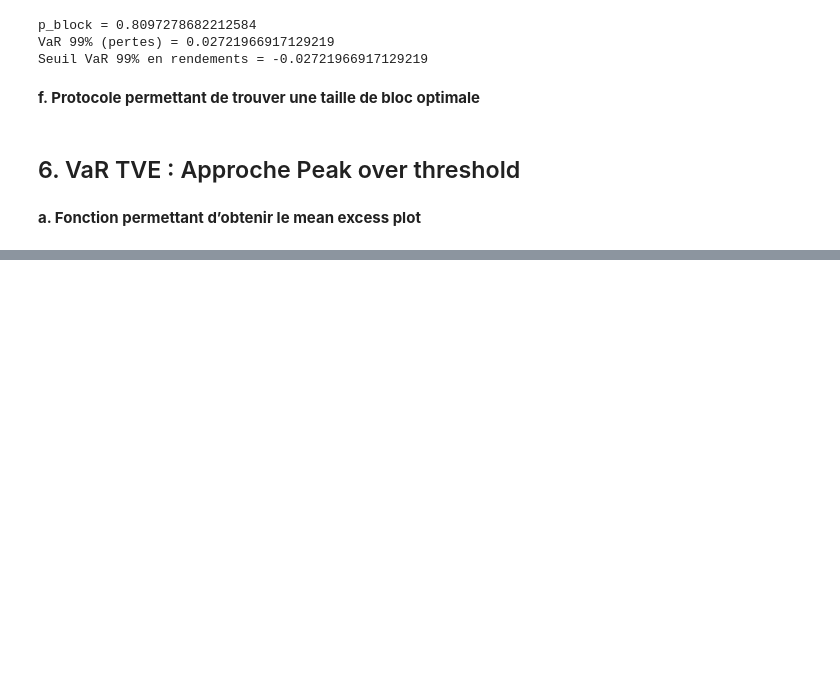
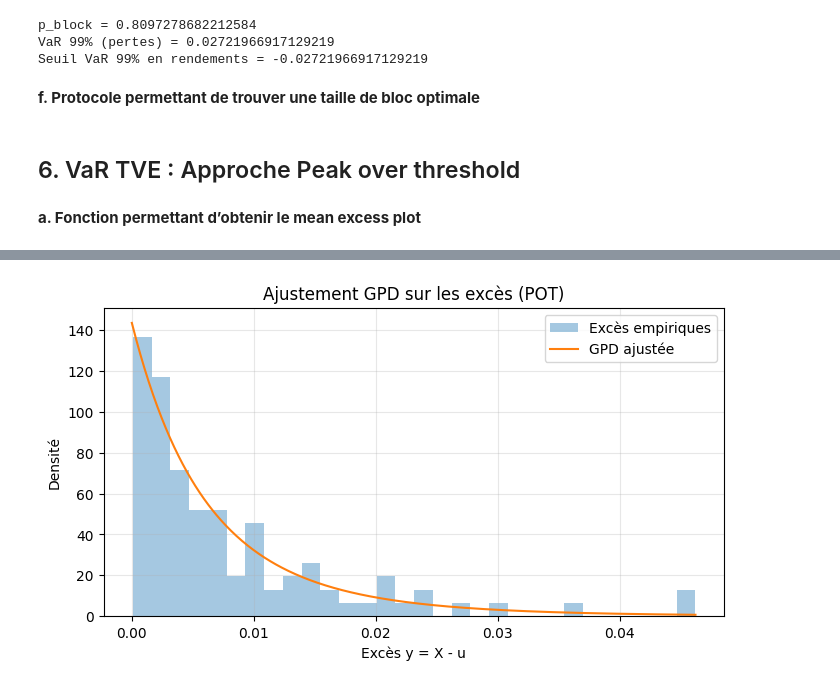
Before and after one commit to Celeste2405/Risque-extreme, a Jupyter notebook: projet.ipynb, the cells around one changed output, grey strips where cells are left out. Saved outputs shown, nothing was run; the diff lists cells and outputs as text; code cells hidden in the pictures; blank space fills up the shorter version.

```diff
--- a/projet.ipynb
+++ b/projet.ipynb
@@ -1102,0 +1250,16 @@ mean_excess_plot(
+# %%
+y = exc
+grid = np.linspace(0, np.max(y), 400)
+pdf = genpareto.pdf(grid, c=gpd_fit["xi"], loc=0, scale=gpd_fit["beta"])
+
+plt.figure(figsize=(8,4))
+plt.hist(y, bins=30, density=True, alpha=0.4, label="Excès empiriques")
+plt.plot(grid, pdf, label="GPD ajustée")
+plt.title("Ajustement GPD sur les excès (POT)")
+plt.xlabel("Excès y = X - u")
+plt.ylabel("Densité")
+plt.grid(alpha=0.3)
+plt.legend()
+plt.show()
+# %% [output]
+[figure, added]
```
Also changed, not shown: parts of 34 cells of this notebook, 1 other file.
